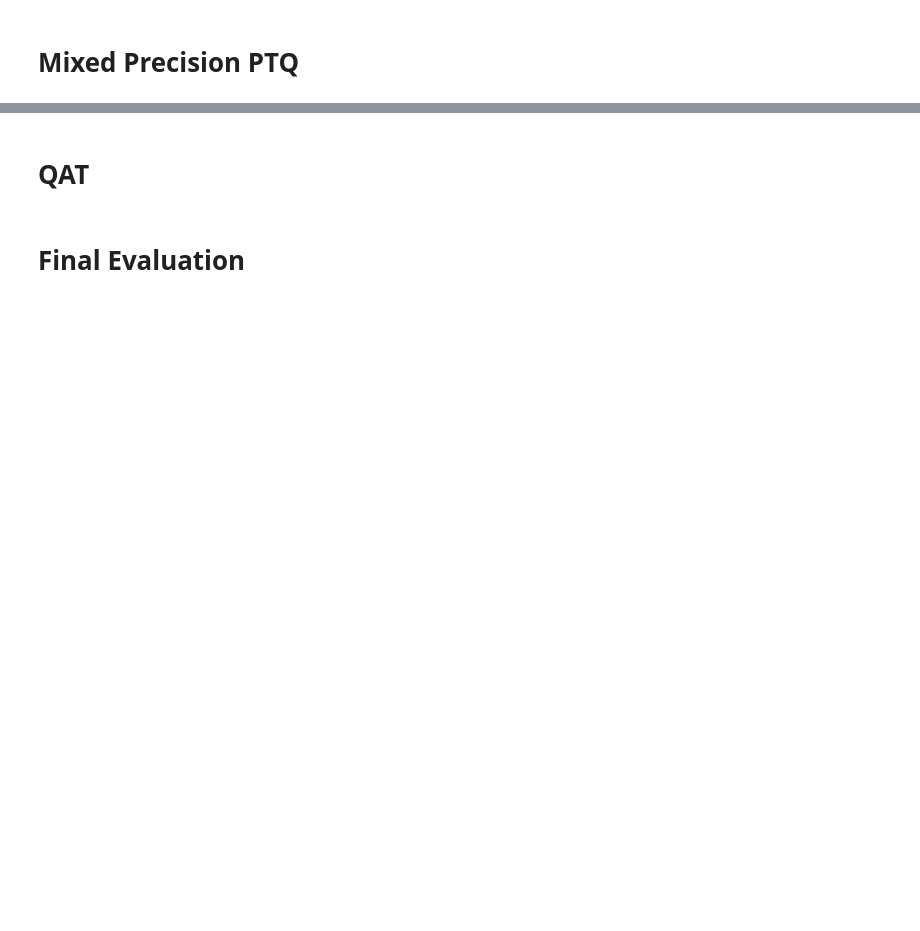
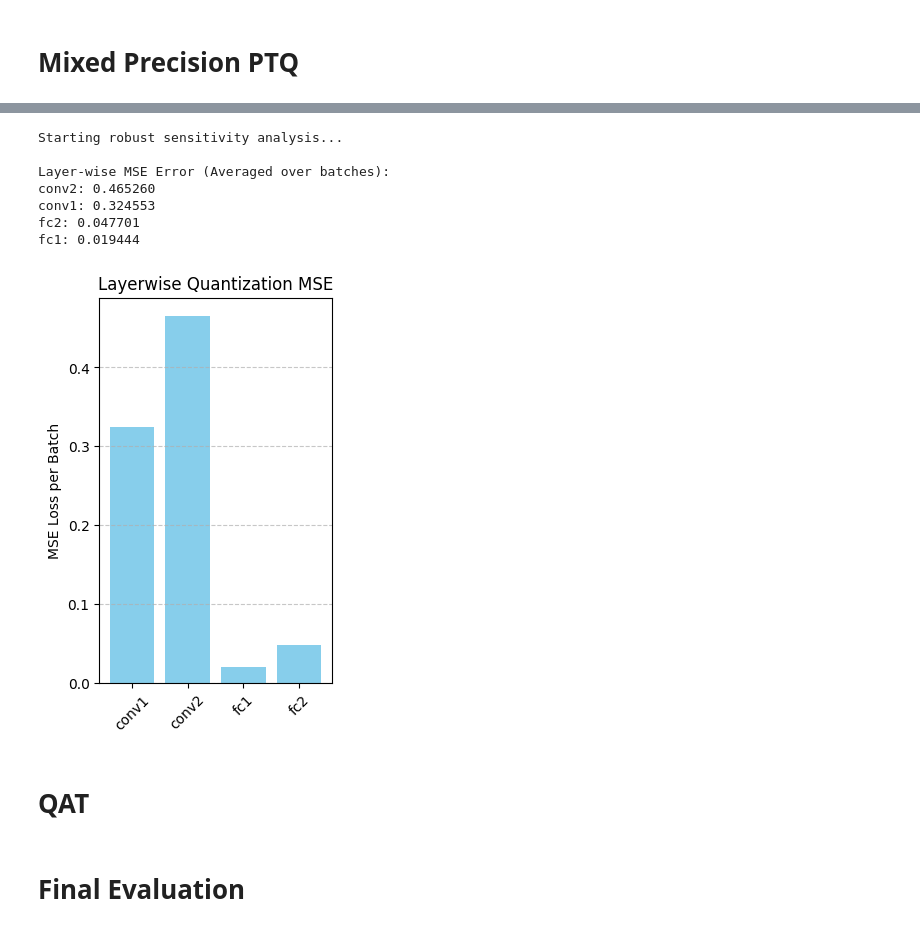
Before and after one commit to Lezhor/QuantizationPaper, a Jupyter notebook: notebooks/Quantization Training.ipynb, the cells around one changed output, grey strips where cells are left out. Drawn from its saved outputs; the diff is of its cells as text; code cells hidden in the pictures; blank space fills up the shorter version.

```diff
--- a/notebooks/Quantization Training.ipynb
+++ b/notebooks/Quantization Training.ipynb
@@ -710,18 +730,0 @@ def get_layer_sensitivity(fp32_model, quantized_model, loader):
-# %%
-# --- RUN ANALYSIS ---
-print("Analyzing Layer Sensitivity...")
-sensitivity = get_layer_sensitivity(model, net_ptq_fold, calib_loader)
-
-# Print sorted results
-print("\nLayer-wise MSE Error (Higher = More Sensitive):")
-for name, score in sorted(sensitivity.items(), key=lambda item: item[1], reverse=True):
-    print(f"{name}: {score:.6f}")
-
-# Plot
-plt.figure(figsize=(10, 5))
-plt.bar(sensitivity.keys(), sensitivity.values(), color='salmon')
-plt.title("Quantization Error per Layer")
-plt.ylabel("MSE Loss")
-plt.xticks(rotation=45)
-plt.grid(axis='y', linestyle='--', alpha=0.7)
-plt.show()
@@ -854,3 +796,34 @@ fc1: 0.019000
+# %%
+print("Starting robust sensitivity analysis...")
+sensitivity = get_layer_sensitivity(
+    model,
+    net_ptq_fold,
+    val_loader,
+    num_batches=20
+)
+
+print("\nLayer-wise MSE Error (Averaged over batches):")
+sorted_layers = sorted(sensitivity.items(), key=lambda item: item[1], reverse=True)
+for name, score in sorted_layers:
+    print(f"{name}: {score:.6f}")
+
+# Plot
+plt.figure(figsize=(3, 5))
+plt.bar(sensitivity.keys(), sensitivity.values(), color='skyblue')
+plt.title("Layerwise Quantization MSE")
+plt.ylabel("MSE Loss per Batch")
+plt.xticks(rotation=45)
+plt.grid(axis='y', linestyle='--', alpha=0.7)
+plt.show()
+# %% [output]
+Starting robust sensitivity analysis...
+
+Layer-wise MSE Error (Averaged over batches):
+conv2: 0.465260
+conv1: 0.324553
+fc2: 0.047701
+fc1: 0.019444
+[figure, added]
 # %% [markdown]
 # QAT
 # %% [markdown]
```
Also changed, not shown: parts of 29 cells of this notebook.
